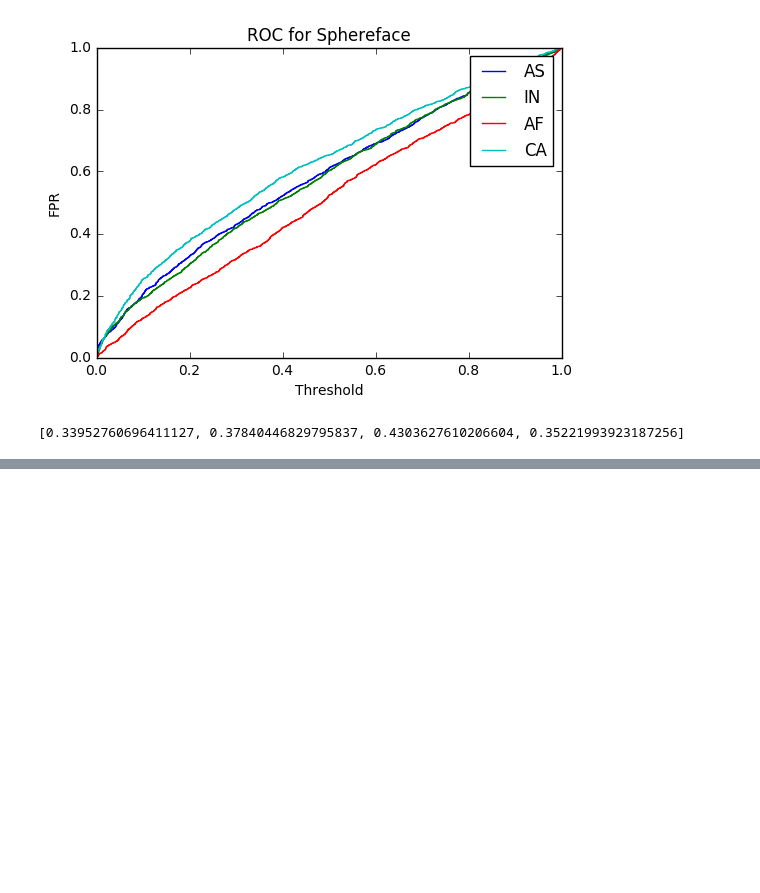
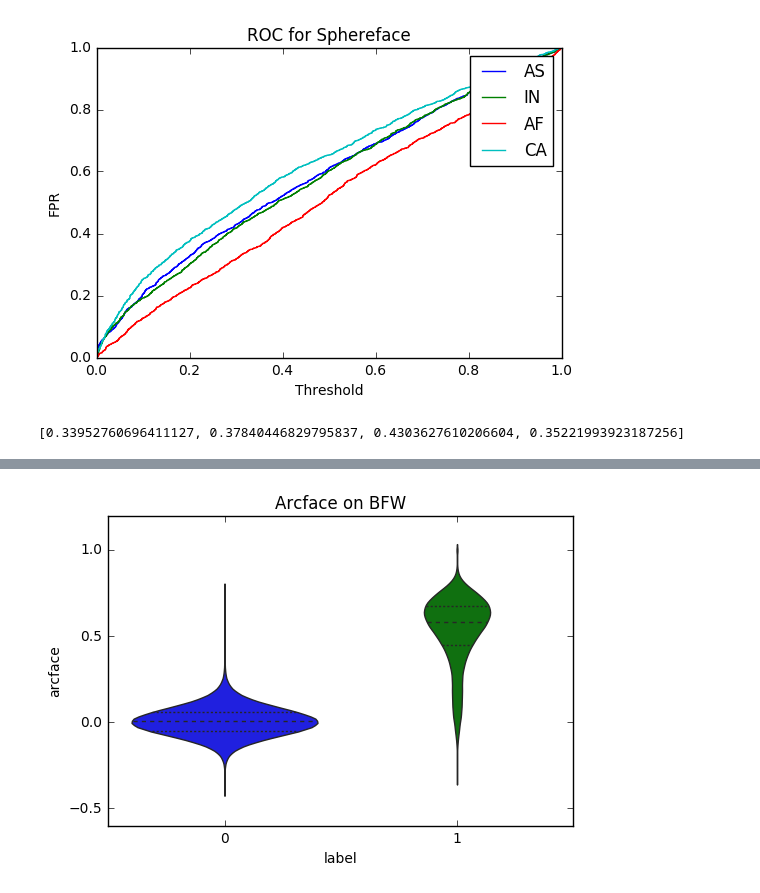
Before and after one commit to nmarzz/FRbias, a Jupyter notebook: Stats and plots.ipynb, the cells around one changed output, grey strips where cells are left out. Drawn from its saved outputs; the diff is of its cells as text; code cells hidden in the pictures; blank space fills up the shorter version.

```diff
--- a/Stats and plots.ipynb
+++ b/Stats and plots.ipynb
@@ -287,0 +284,5 @@ NameError: name 'pd' is not defined
+# %%
+data = pd.read_csv('bfw_cropped/cossim_data/arcface.csv')
+bfw = pd.read_csv('bfw_cropped/pairsdata.csv')
+# %%
+bfw['arcface'] = data
@@ -287,0 +314,7 @@ NameError: name 'pd' is not defined
+# %%
+sns.violinplot(x = "label", y="arcface", split=True,data=bfw, scale="count", inner="quartile")
+plt.legend(loc = 'best',prop={'size': 8})
+plt.title('Arcface on BFW')
+plt.show()
+# %% [output]
+[figure, added]
```
Also changed, not shown: parts of 3 cells of this notebook, 1 other file.
